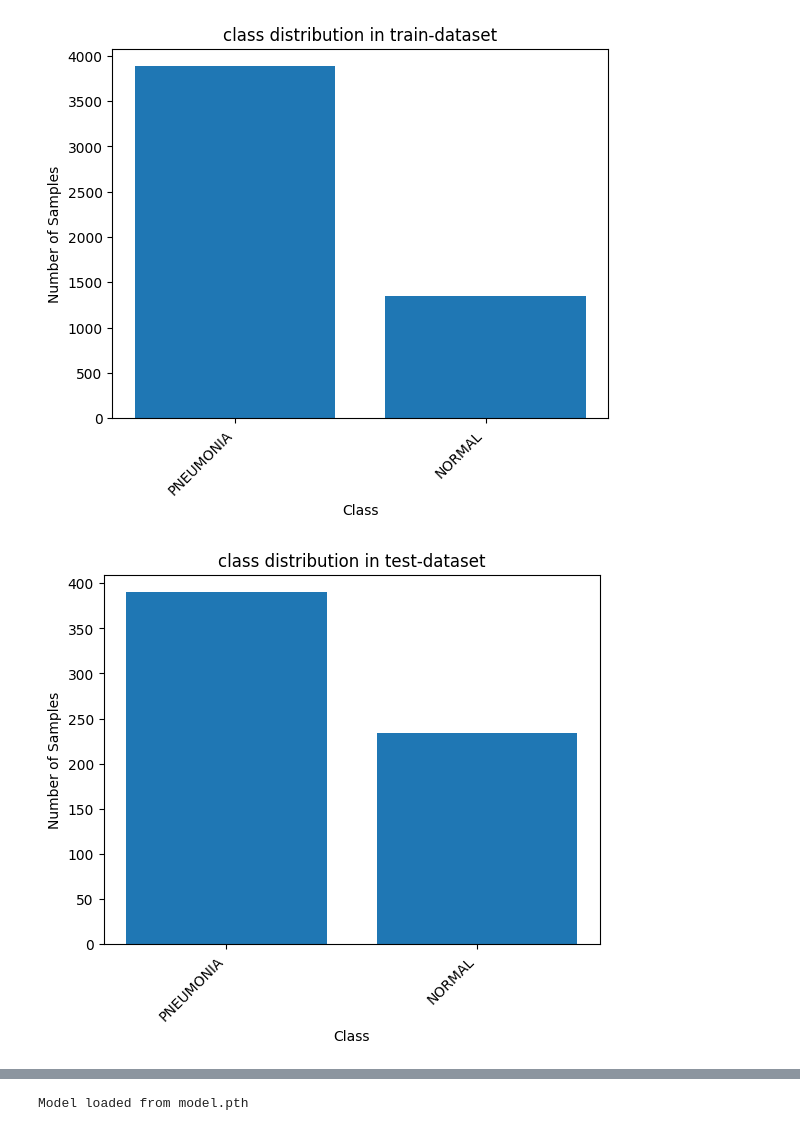
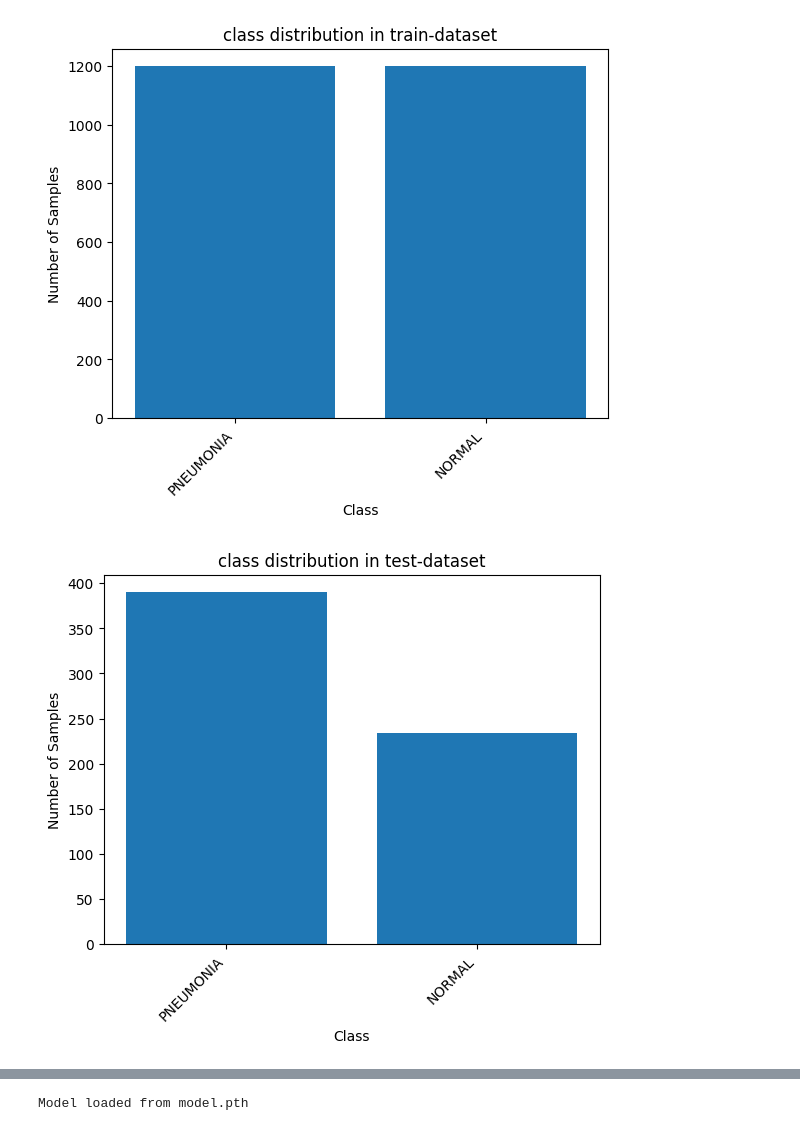
Before and after one commit to michaelihrler/ModelCalibrationDeepLearning, a Jupyter notebook: calibration_notebook.ipynb, the cells around one changed output, grey strips where cells are left out. Drawn from its saved outputs; the diff is of its cells as text; code cells hidden in the pictures.

```diff
--- a/calibration_notebook.ipynb
+++ b/calibration_notebook.ipynb
@@ -7,25 +7,25 @@ from model import Model
 from sklearn.metrics import precision_score, recall_score, f1_score, accuracy_score
 from plot_utils import plot_multiclass_calibration_curve
 # %%
-train_val_split_ratio = 0.8
-batch_size = 64
-learning_rate = 1e-4
-patience_early_stopping = 15
-patience_reduce_learning_rate = 4
-weight_decay = 1e-3
+train_val_split_ratio = 0.9
+batch_size = 3
+learning_rate = 1e-3
+patience_early_stopping = 5
+patience_reduce_learning_rate = 2
+weight_decay = 1e-4
 momentum = 0.9
 epochs = 300
-train_dir = "chest_xray/train"
+train_dir = "train_data_chest_xray_balanced"
 test_dir = "chest_xray/test"
 
 model = Model(learning_rate=learning_rate, batch_size=batch_size, patience_early_stopping=patience_early_stopping,
               patience_reduce_learning_rate=patience_reduce_learning_rate, train_dir=train_dir,
               weight_decay=weight_decay, momentum=momentum, test_dir=test_dir,
               train_val_split_ratio=train_val_split_ratio)
 plot_histogram_balance_of_dataset(train_dir, "class distribution in train-dataset")
 plot_histogram_balance_of_dataset(test_dir, "class distribution in test-dataset")
 # %% [output]
-[figure, old version]
+[figure, new version]
 [figure]
 # %%
 train_losses, val_losses = model.train_model(epochs)
```
Also changed, not shown: parts of 11 cells of this notebook, 7 other files.
